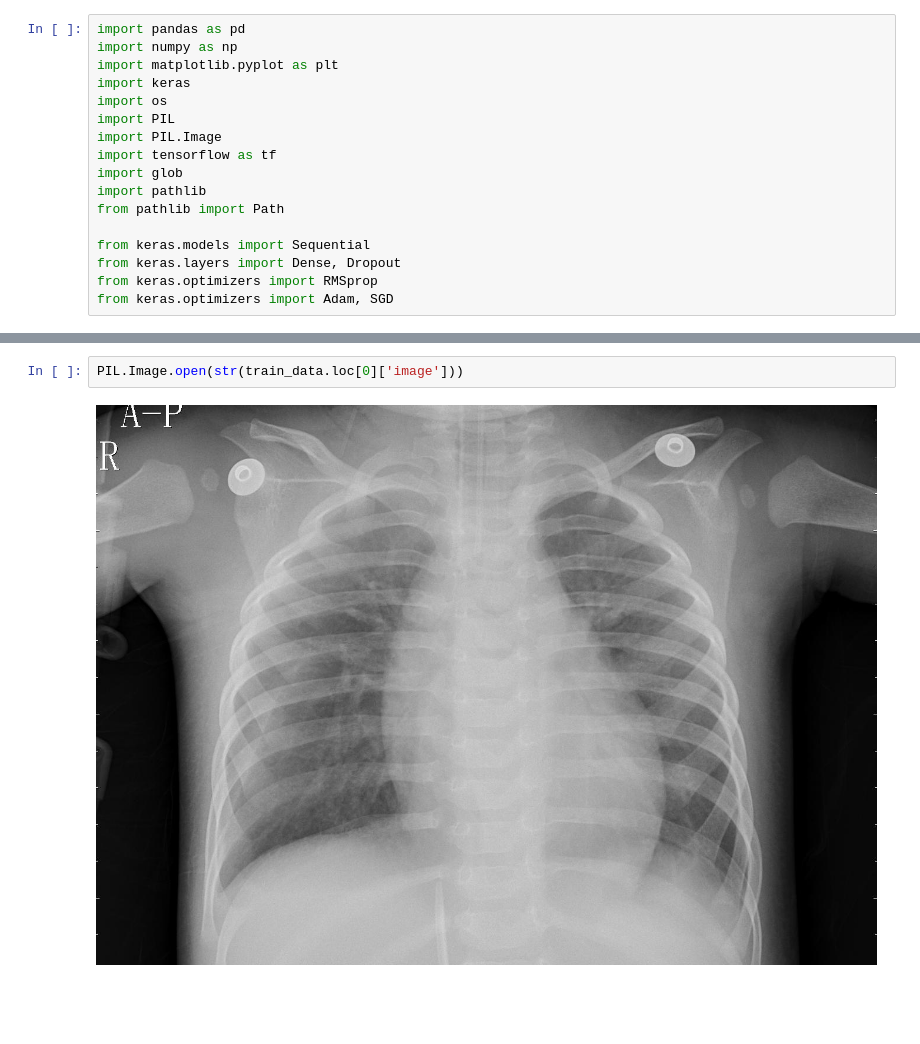
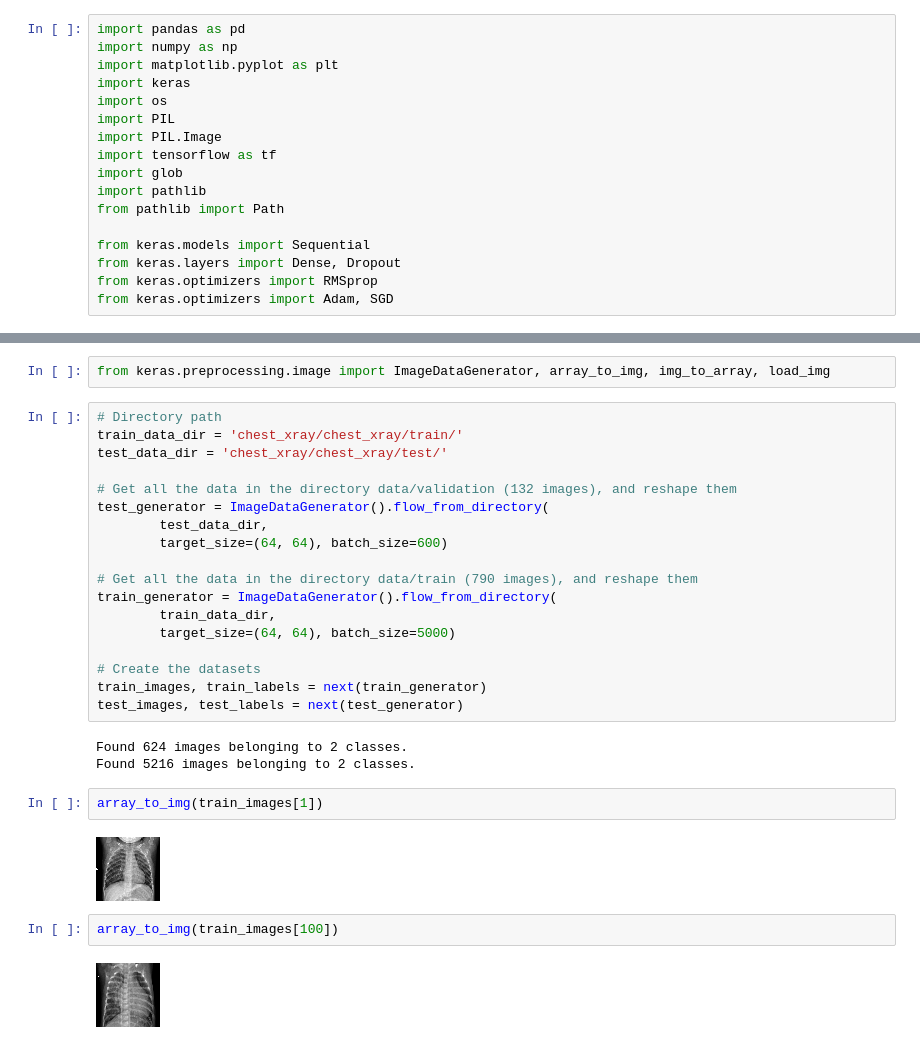
Before and after one commit to laurenphipps/x-ray-neuralnet, a Jupyter notebook: Initial_eda_testing.ipynb, the cells around one changed output, grey strips where cells are left out. Drawn from its saved outputs; the diff is of its cells as text; blank space fills up the shorter version.

```diff
--- a/Initial_eda_testing.ipynb
+++ b/Initial_eda_testing.ipynb
@@ -63,4 +18,31 @@ train_data.head()
-# %%
-PIL.Image.open(str(train_data.loc[0]['image']))
-# %% [output]
-[figure, removed]
+# %%
+from keras.preprocessing.image import ImageDataGenerator, array_to_img, img_to_array, load_img
+# %%
+# Directory path
+train_data_dir = 'chest_xray/chest_xray/train/'
+test_data_dir = 'chest_xray/chest_xray/test/'
+
+# Get all the data in the directory data/validation (132 images), and reshape them
+test_generator = ImageDataGenerator().flow_from_directory(
+        test_data_dir,
+        target_size=(64, 64), batch_size=600)
+
+# Get all the data in the directory data/train (790 images), and reshape them
+train_generator = ImageDataGenerator().flow_from_directory(
+        train_data_dir,
+        target_size=(64, 64), batch_size=5000)
+
+# Create the datasets
+train_images, train_labels = next(train_generator)
+test_images, test_labels = next(test_generator)
+# %% [output]
+Found 624 images belonging to 2 classes.
+Found 5216 images belonging to 2 classes.
+# %%
+array_to_img(train_images[1])
+# %% [output]
+[figure, added]
+# %%
+array_to_img(train_images[100])
+# %% [output]
+[figure, added]
```
Also changed, not shown: parts of 20 cells of this notebook.
